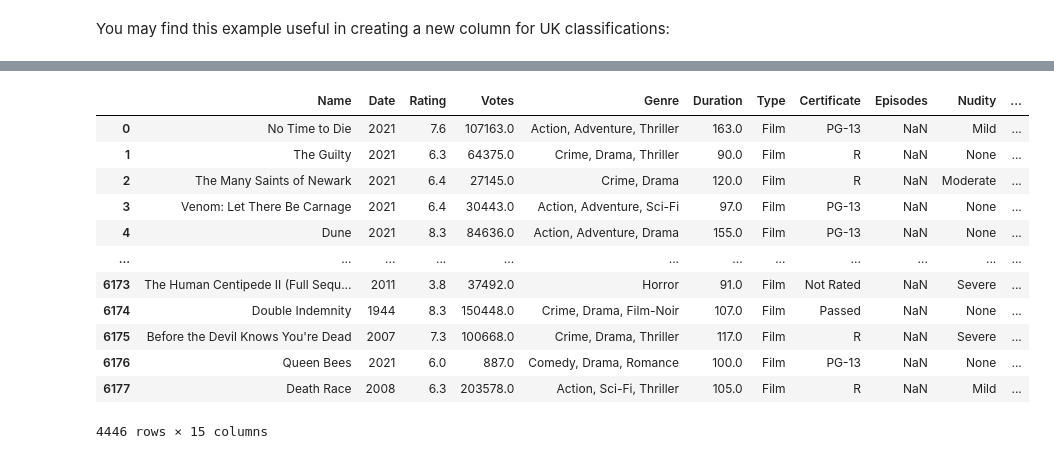
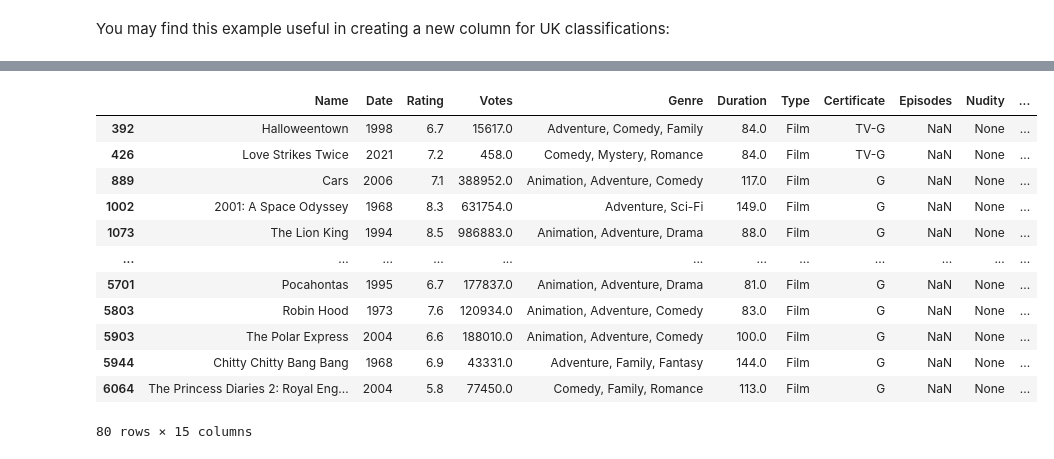
Before and after one commit to jillxoreilly/StatsCourseBook, a Jupyter notebook: _build/jupyter_execute/IMDb_exercise.ipynb, the cells around one changed output, grey strips where cells are left out. Saved outputs shown, nothing was run; the diff lists cells and outputs as text; code cells hidden in the pictures.

Commit message:
amend vacation assignment

```diff
--- a/_build/jupyter_execute/IMDb_exercise.ipynb
+++ b/_build/jupyter_execute/IMDb_exercise.ipynb
@@ -248,7 +236,7 @@ movies[movies['Certificate']=='E']
 You may find this example useful in creating a new column for UK classifications:
 # %%
 #first, create a new column with the default value 'None'
-movies['classification'] = 'None'
+movies = movies.assign(classification = 'none')
 
 #np.isin to do a boolean check on every element of the array and see if it is in a different list (your list of interest)
 # use np.where to get booleans where that condition is met, assign a new value if true, or do nothing if not true
@@ -283,16 +255,16 @@ See the caveats in the documentation: https://pandas.pydata.org/pandas-docs/stab
-# %%
-movies
-# %% [output]
-|  | Name | Date | Rating | Votes | Genre | Duration | Type | Certificate | Episodes | Nudity | ... |
-| 0 | No Time to Die | 2021 | 7.6 | 107163.0 | Action, Adventure, Thriller | 163.0 | Film | PG-13 | NaN | Mild | ... |
-| 1 | The Guilty | 2021 | 6.3 | 64375.0 | Crime, Drama, Thriller | 90.0 | Film | R | NaN | None | ... |
-| 2 | The Many Saints of Newark | 2021 | 6.4 | 27145.0 | Crime, Drama | 120.0 | Film | R | NaN | Moderate | ... |
-| 3 | Venom: Let There Be Carnage | 2021 | 6.4 | 30443.0 | Action, Adventure, Sci-Fi | 97.0 | Film | PG-13 | NaN | None | ... |
-| 4 | Dune | 2021 | 8.3 | 84636.0 | Action, Adventure, Drama | 155.0 | Film | PG-13 | NaN | None | ... |
-| ... | ... | ... | ... | ... | ... | ... | ... | ... | ... | ... | ... |
-| 6173 | The Human Centipede II (Full Sequ... | 2011 | 3.8 | 37492.0 | Horror | 91.0 | Film | Not Rated | NaN | Severe | ... |
-| 6174 | Double Indemnity | 1944 | 8.3 | 150448.0 | Crime, Drama, Film-Noir | 107.0 | Film | Passed | NaN | None | ... |
-| 6175 | Before the Devil Knows You're Dead | 2007 | 7.3 | 100668.0 | Crime, Drama, Thriller | 117.0 | Film | R | NaN | Severe | ... |
-| 6176 | Queen Bees | 2021 | 6.0 | 887.0 | Comedy, Drama, Romance | 100.0 | Film | PG-13 | NaN | None | ... |
-| 6177 | Death Race | 2008 | 6.3 | 203578.0 | Action, Sci-Fi, Thriller | 105.0 | Film | R | NaN | Mild | ... |
-4446 rows × 15 columns
+# %%
+movies[movies['classification']=='U']
+# %% [output]
+|  | Name | Date | Rating | Votes | Genre | Duration | Type | Certificate | Episodes | Nudity | ... |
+| 392 | Halloweentown | 1998 | 6.7 | 15617.0 | Adventure, Comedy, Family | 84.0 | Film | TV-G | NaN | None | ... |
+| 426 | Love Strikes Twice | 2021 | 7.2 | 458.0 | Comedy, Mystery, Romance | 84.0 | Film | TV-G | NaN | None | ... |
+| 889 | Cars | 2006 | 7.1 | 388952.0 | Animation, Adventure, Comedy | 117.0 | Film | G | NaN | None | ... |
+| 1002 | 2001: A Space Odyssey | 1968 | 8.3 | 631754.0 | Adventure, Sci-Fi | 149.0 | Film | G | NaN | None | ... |
+| 1073 | The Lion King | 1994 | 8.5 | 986883.0 | Animation, Adventure, Drama | 88.0 | Film | G | NaN | None | ... |
+| ... | ... | ... | ... | ... | ... | ... | ... | ... | ... | ... | ... |
+| 5701 | Pocahontas | 1995 | 6.7 | 177837.0 | Animation, Adventure, Drama | 81.0 | Film | G | NaN | None | ... |
+| 5803 | Robin Hood | 1973 | 7.6 | 120934.0 | Animation, Adventure, Comedy | 83.0 | Film | G | NaN | None | ... |
+| 5903 | The Polar Express | 2004 | 6.6 | 188010.0 | Animation, Adventure, Comedy | 100.0 | Film | G | NaN | None | ... |
+| 5944 | Chitty Chitty Bang Bang | 1968 | 6.9 | 43331.0 | Adventure, Family, Fantasy | 144.0 | Film | G | NaN | None | ... |
+| 6064 | The Princess Diaries 2: Royal Eng... | 2004 | 5.8 | 77450.0 | Comedy, Family, Romance | 113.0 | Film | G | NaN | None | ... |
+80 rows × 15 columns
```
Also changed, not shown: parts of 3 cells of this notebook, 8 other files.
